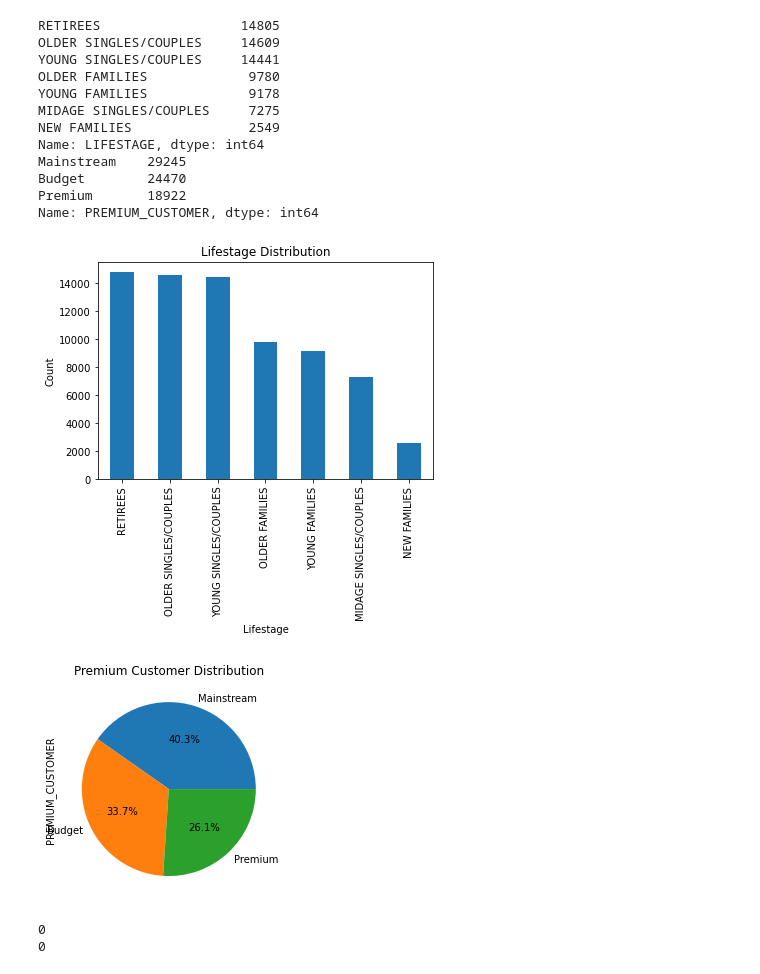
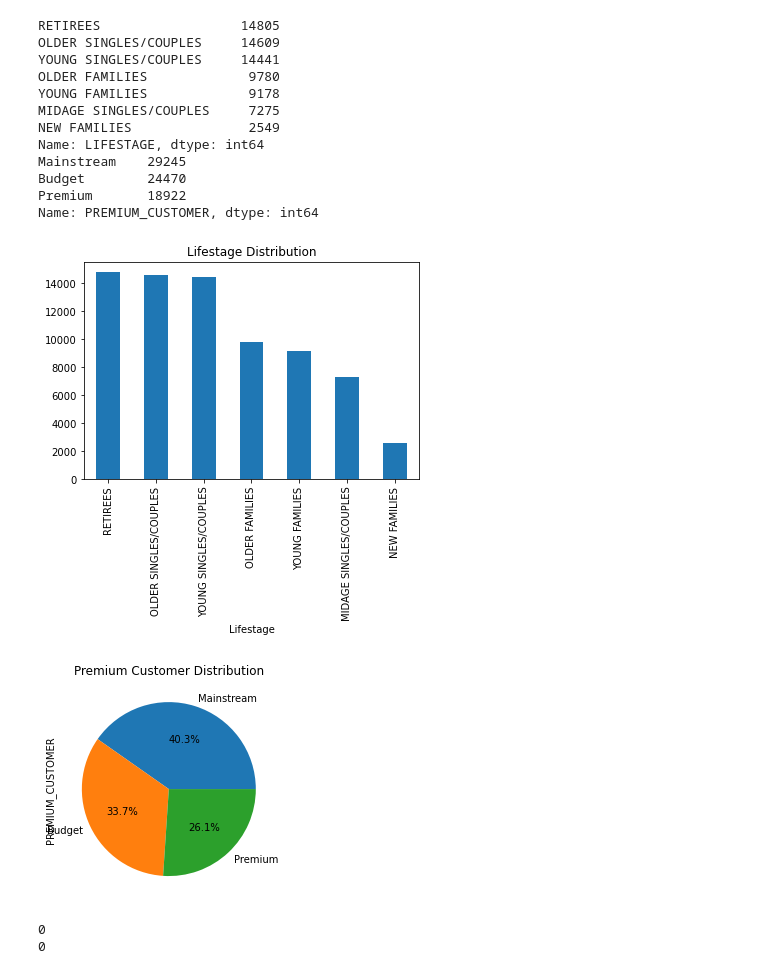
Before and after one commit to Nnyeka/Data_Analytics, a Jupyter notebook: Q_task1.ipynb, the cells around one changed output. Cells and saved outputs as stored; diff of their text form; code cells hidden in the pictures.

```diff
--- a/Q_task1.ipynb
+++ b/Q_task1.ipynb
@@ -492,15 +498,15 @@ Name: PREMIUM_CUSTOMER, dtype: int64
 # %%
 #basic plots for categorical data
 lifestage_counts.plot(kind='bar', title='Lifestage Distribution')
 plt.xlabel('Lifestage')
-plt.ylabel('Count')
+#plt.ylabel('Count')
 plt.show()
 
 premium_customer_counts.plot(kind='pie',  autopct='%1.1f%%', title='Premium Customer Distribution')
 plt.ylabel=''
 plt.show()
 # %% [output]
-[figure, old version]
+[figure, new version]
 [figure]
 # %%
 # Check for missing values in both columns using .isna() and .sum()
```
Also changed, not shown: parts of 4 cells of this notebook, 1 other file.
